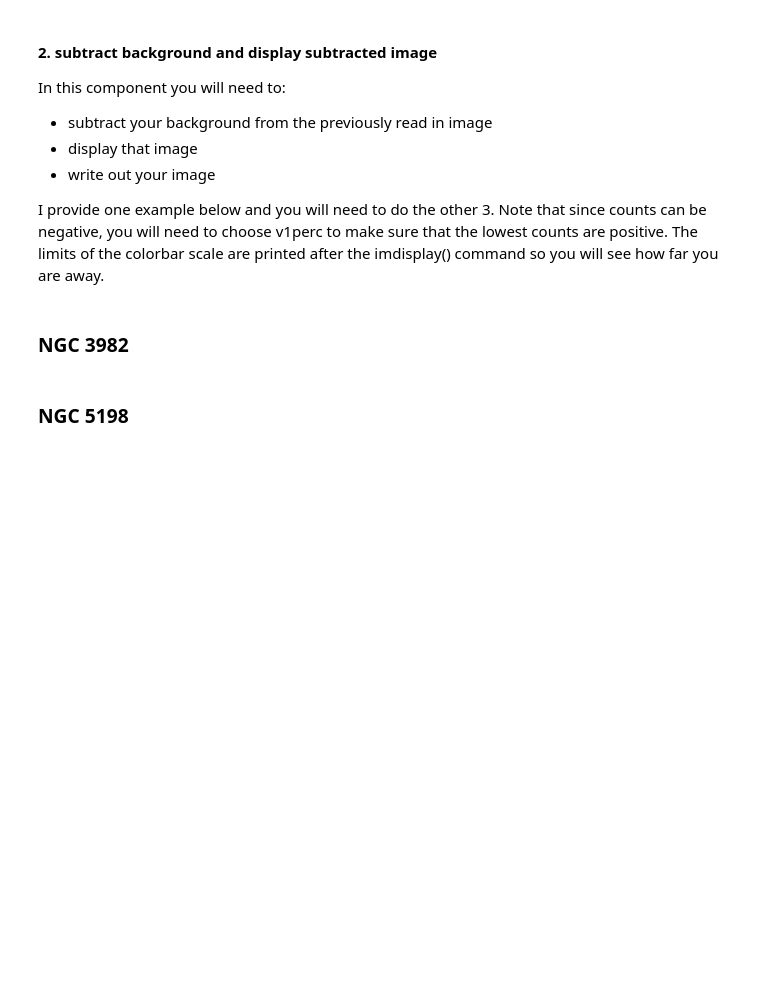
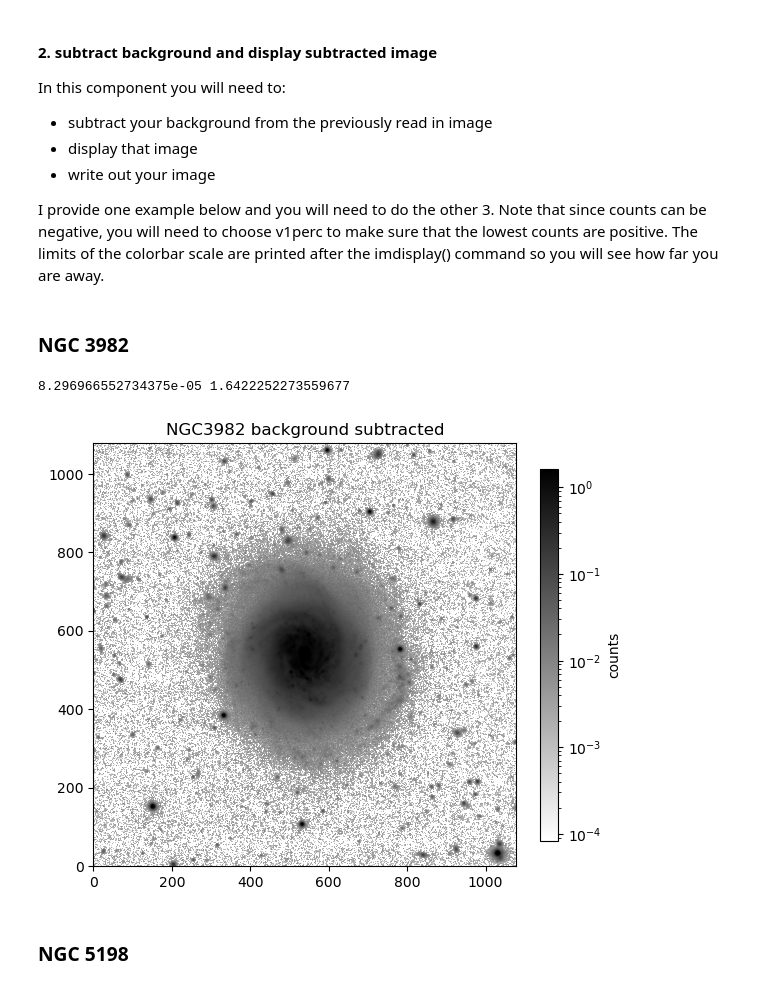
Before and after one commit to bdunne21203/SurfacePhotometry_student, a Jupyter notebook: surface_photometry_student.ipynb, the cells around one changed output. Cells and saved outputs as stored; diff of their text form; code cells hidden in the pictures; blank space fills up the shorter version.

```diff
--- a/surface_photometry_student.ipynb
+++ b/surface_photometry_student.ipynb
@@ -232,13 +299,27 @@ I provide one example below and you will need to do the other 3.  Note that sinc
 # %%
 #initializse dictionary that will hold background subtracted images
 data_bsub = {}
+imname_bsub = {}
 # %% [markdown]
 ### NGC 3982
 # %%
 galname = 'NGC3982'
+
+#subtract background
 data_bsub[galname] = data[galname] - bkgmed[galname]
+
+#plot image
 fig,ax = plt.subplots(figsize=(6,6))
 imdisplay(data_bsub[galname],v1perc=40,v2perc=99.9,logscale=True)
 plt.title(galname + ' background subtracted')
+
+# save the background_subtracted image
+# first replace old string in name with new one
+imname_bsub[galname] = imname[galname].replace("bkg.fits","bsub.fits")
+#now write image
+fits.writeto(imname_bsub[galname],data_bsub[galname],overwrite=True,header=header[galname])
+# %% [output]
+8.296966552734375e-05 1.6422252273559677
+[figure, added]
 # %% [markdown]
 ### NGC 5198
```
Also changed, not shown: parts of 28 cells of this notebook.
